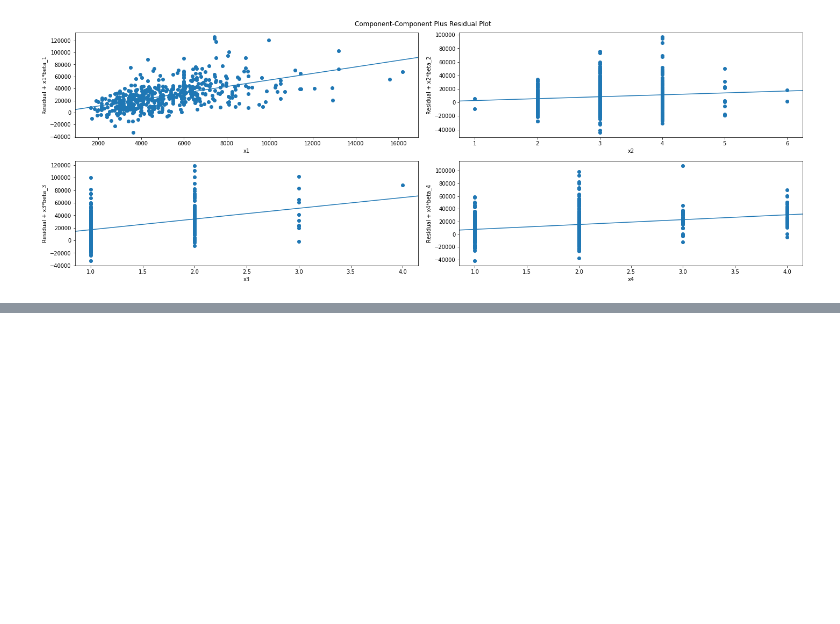
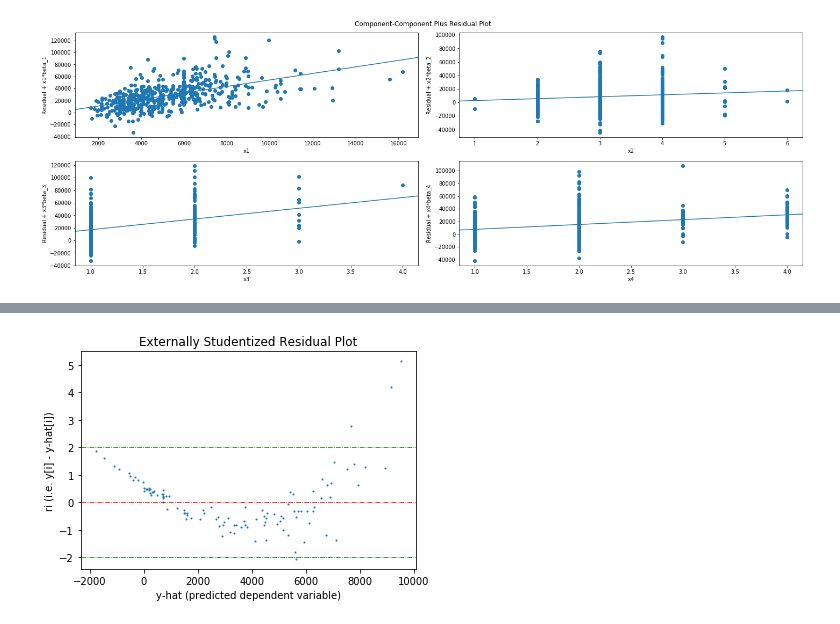
Before and after one commit to alex-lt-kong/data-science, a Jupyter notebook: linear-regression-assumptions/linear-regression-assumptions.ipynb, the cells around one changed output, grey strips where cells are left out. Saved outputs shown, nothing was run; the diff lists cells and outputs as text; code cells hidden in the pictures; blank space fills up the shorter version.

```diff
--- a/linear-regression-assumptions/linear-regression-assumptions.ipynb
+++ b/linear-regression-assumptions/linear-regression-assumptions.ipynb
@@ -240,0 +245,8 @@ Thanks!
+# %%
+df = pd.read_csv('diamond.txt', sep='\s+')
+df['cbrt_carat'] = df['carat'] ** (1 / 3)
+
+model = smf.ols(formula = 'price ~ colorscore + clarityscore + cutscore + cbrt_carat',
+                data = df[['price', 'colorscore', 'clarityscore', 'cutscore', 'cbrt_carat']]).fit()
+# This formula is given as domain knowledge
+model.summary()
@@ -240,0 +276,15 @@ Thanks!
+# %%
+import matplotlib.pyplot as plt
+extresid = model.get_influence().resid_studentized_external
+pred = model.predict()
+
+plt.scatter(pred, extresid, s = 1)
+plt.xlabel('y-hat (predicted dependent variable)')
+plt.ylabel('ri (i.e. y[i] - y-hat[i])')
+plt.axhline(y=2, color='g', linestyle='-.', linewidth = 0.75)
+plt.axhline(y=0, color='r', linestyle='-.', linewidth = 0.75)
+plt.axhline(y=-2, color='g', linestyle='-.', linewidth = 0.75)
+plt.title('Externally Studentized Residual Plot')
+plt.show()
+# %% [output]
+[figure, added]
```
Also changed, not shown: parts of 20 cells of this notebook, 1 other file.
